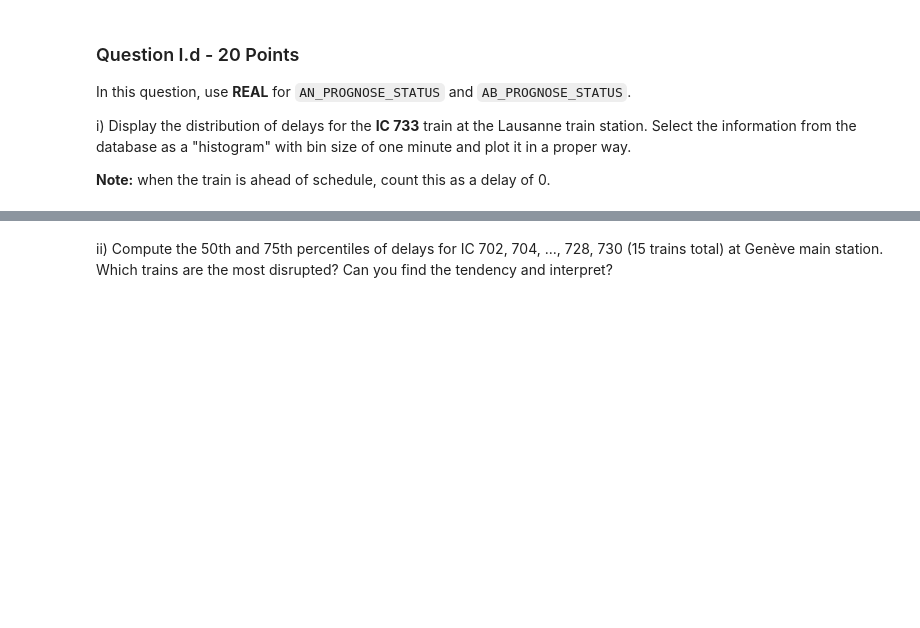
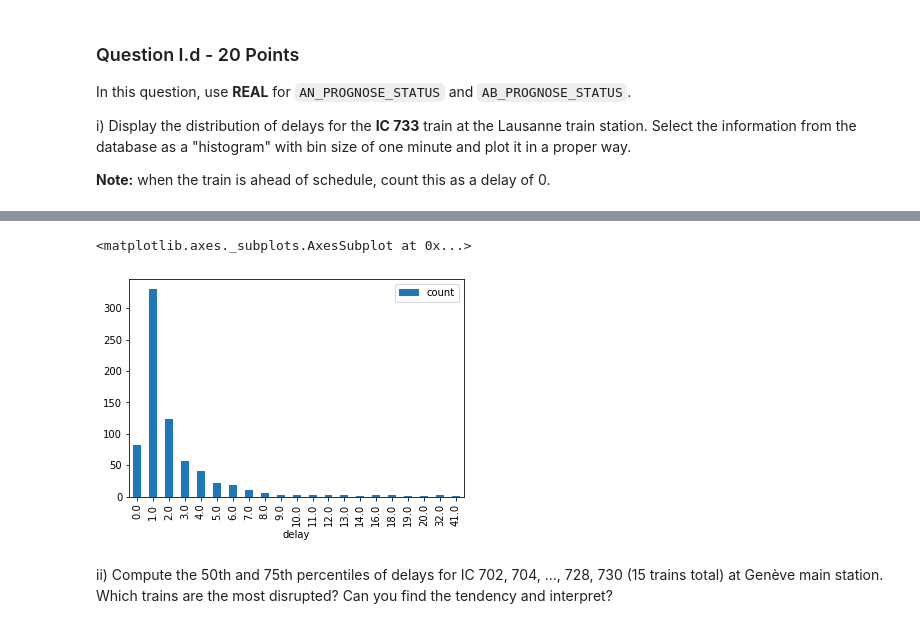
Before and after one commit to FurkanKarakas/dslab-homework-1, a Jupyter notebook: notebooks/DSLab_homework-1.ipynb, the cells around one changed output, grey strips where cells are left out. Cells and saved outputs as stored; diff of their text form; code cells hidden in the pictures; blank space fills up the shorter version.

```diff
--- a/notebooks/DSLab_homework-1.ipynb
+++ b/notebooks/DSLab_homework-1.ipynb
@@ -400,0 +435,9 @@ __Note:__ when the train is ahead of schedule, count this as a delay of 0.
+# %%
+query = """
+    SELECT  delay, count(*) as count
+    FROM {0}.sbb_delays_1
+    group by delay
+    order by delay
+
+""".format(username)
+df_delay = pd.read_sql(query, conn)
@@ -401,2 +464,7 @@ __Note:__ when the train is ahead of schedule, count this as a delay of 0.
+# %%
+df_delay.plot("delay","count",kind='bar')
+# %% [output]
+<matplotlib.axes._subplots.AxesSubplot at 0x...>
+[figure, added]
 # %% [markdown]
 ii) Compute the 50th and 75th percentiles of delays for IC 702, 704, ..., 728, 730 (15 trains total) at Genève main station. Which trains are the most disrupted? Can you find the tendency and interpret?
```
Also changed, not shown: parts of 6 cells of this notebook.
